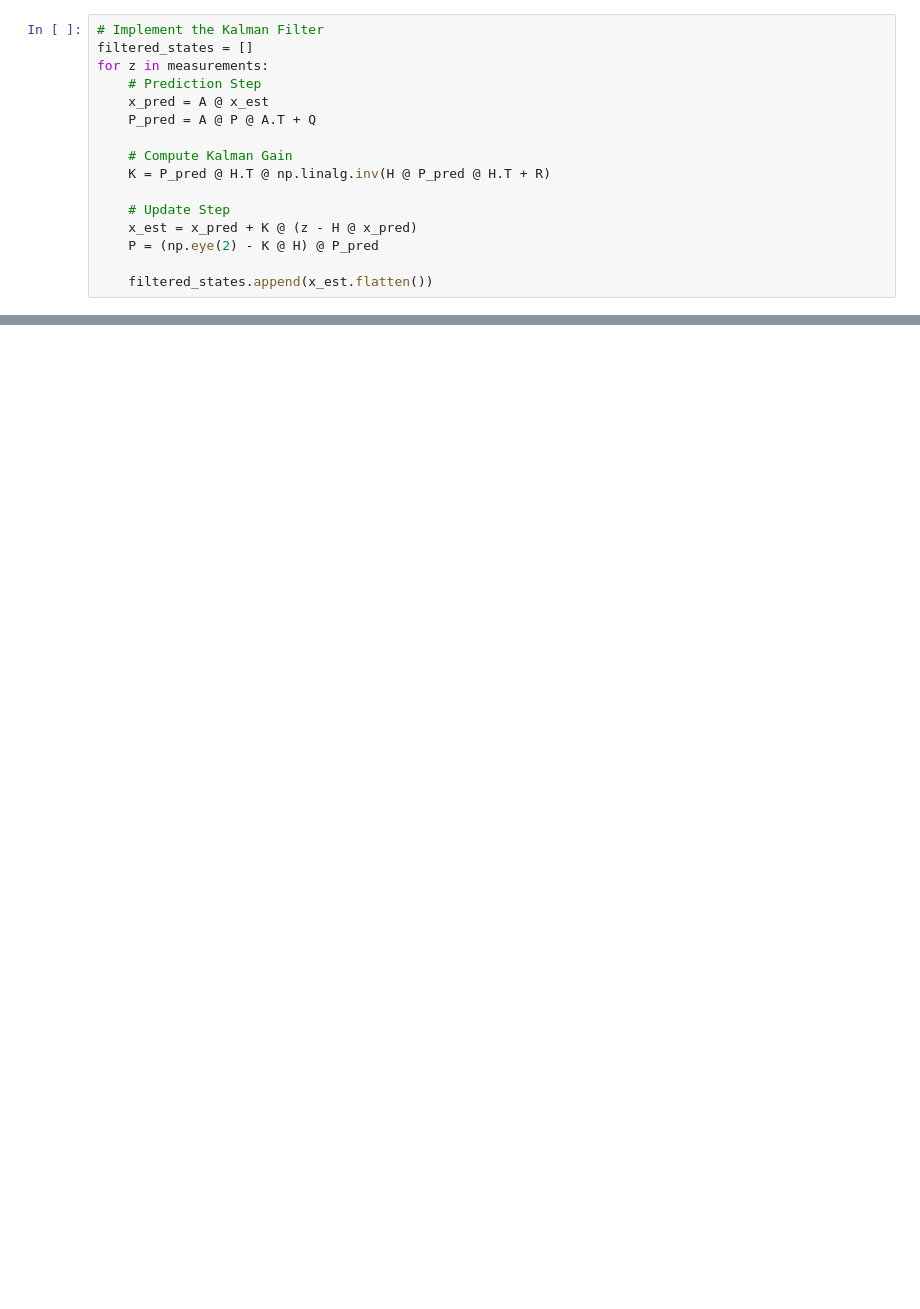
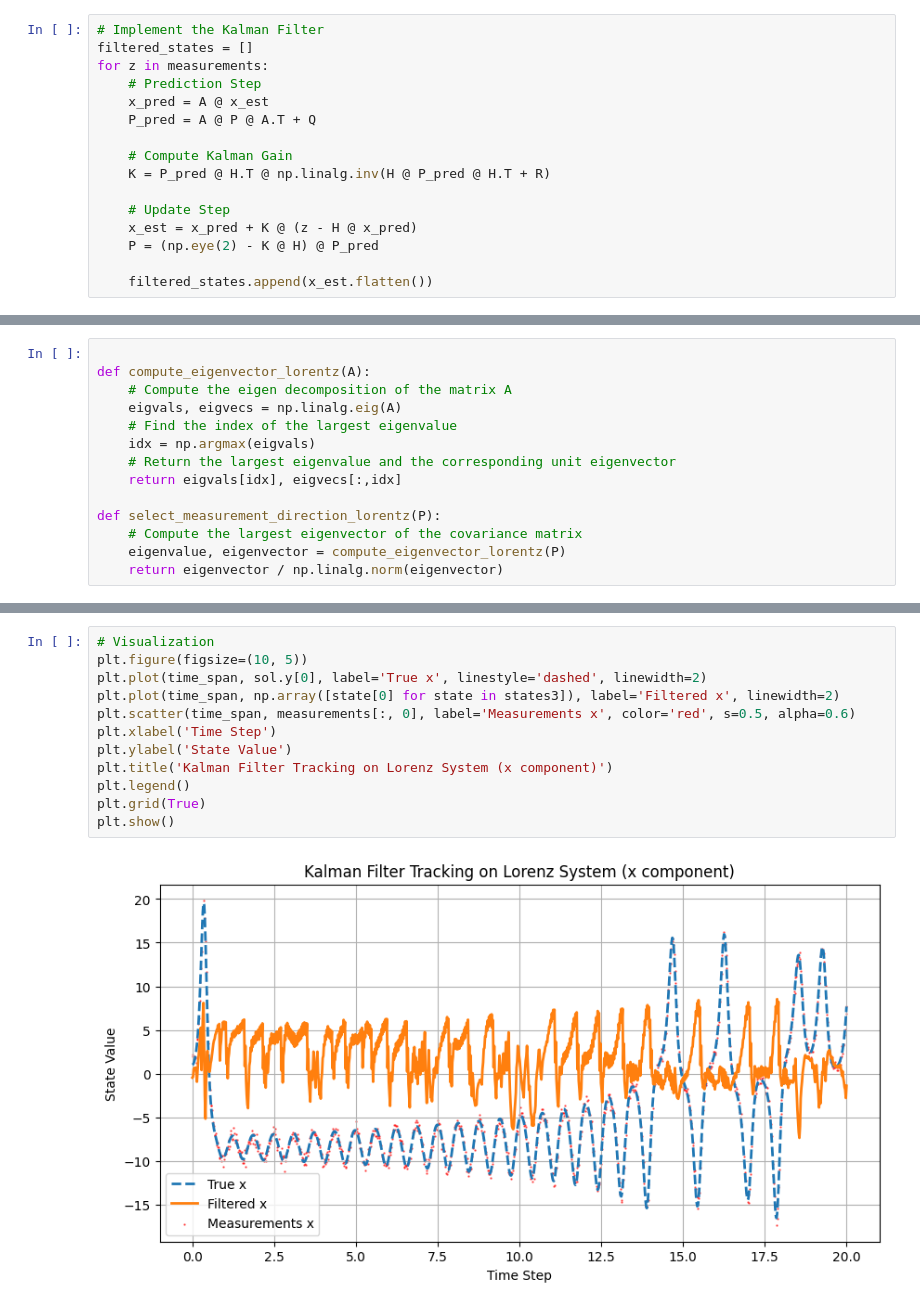
Before and after one commit to LarsMstangeland/ProjectMiniBayesian, a Jupyter notebook: code/comparing_filters.ipynb, the cells around one changed output, grey strips where cells are left out. Drawn from its saved outputs; the diff is of its cells as text; blank space fills up the shorter version.

```diff
--- a/code/comparing_filters.ipynb
+++ b/code/comparing_filters.ipynb
@@ -156,0 +223,14 @@ plt.show()
+# %%
+
+def compute_eigenvector_lorentz(A):
+    # Compute the eigen decomposition of the matrix A
+    eigvals, eigvecs = np.linalg.eig(A)
+    # Find the index of the largest eigenvalue
+    idx = np.argmax(eigvals)
+    # Return the largest eigenvalue and the corresponding unit eigenvector
+    return eigvals[idx], eigvecs[:,idx]
+
+def select_measurement_direction_lorentz(P):
+    # Compute the largest eigenvector of the covariance matrix
+    eigenvalue, eigenvector = compute_eigenvector_lorentz(P)
+    return eigenvector / np.linalg.norm(eigenvector)
@@ -156,0 +346,14 @@ plt.show()
+# %%
+# Visualization
+plt.figure(figsize=(10, 5))
+plt.plot(time_span, sol.y[0], label='True x', linestyle='dashed', linewidth=2)
+plt.plot(time_span, np.array([state[0] for state in states3]), label='Filtered x', linewidth=2)
+plt.scatter(time_span, measurements[:, 0], label='Measurements x', color='red', s=0.5, alpha=0.6)
+plt.xlabel('Time Step')
+plt.ylabel('State Value')
+plt.title('Kalman Filter Tracking on Lorenz System (x component)')
+plt.legend()
+plt.grid(True)
+plt.show()
+# %% [output]
+[figure, added]
```
Also changed, not shown: parts of 10 cells of this notebook.
